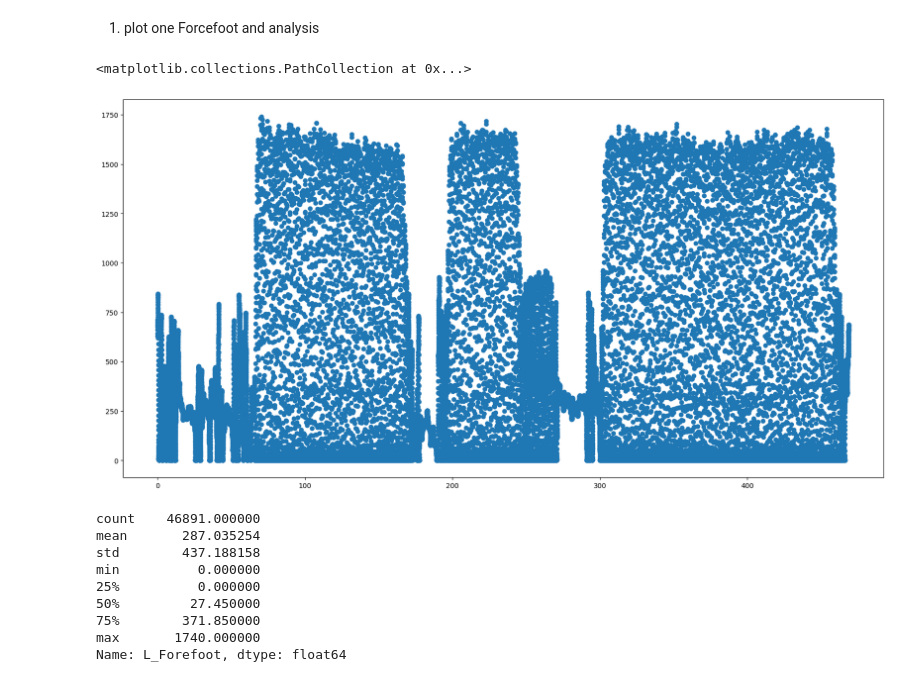
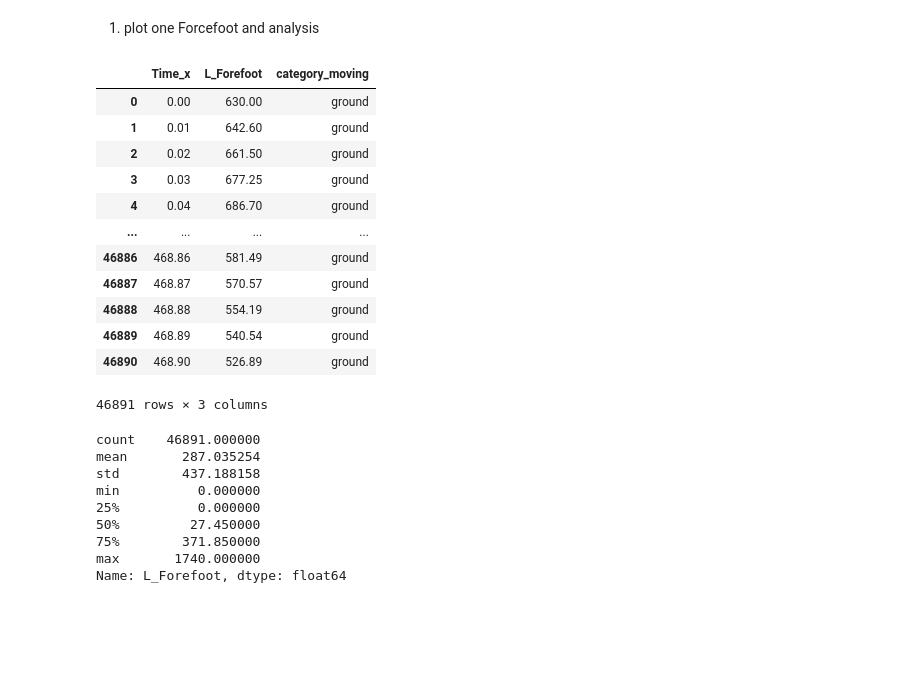
Before and after one commit to Mohsenmohebbi1993/Biomechanik, a Jupyter notebook: notebooks/3. Analysis Foot HeartRate GPX.ipynb, the cells around one changed output. Saved outputs shown, nothing was run; the diff lists cells and outputs as text; code cells hidden in the pictures; blank space fills up the shorter version.

Commit message:
creat category_moving

```diff
--- a/notebooks/3. Analysis Foot HeartRate GPX.ipynb
+++ b/notebooks/3. Analysis Foot HeartRate GPX.ipynb
@@ -572,12 +572,46 @@ df.head()
 1. plot one Forcefoot and analysis
 # %%
 df = Asphalt_S07_01_341_Date_2025_11_17_Time_10_09_36.copy()
-df1 = df.iloc[:46000]
-plt.figure(figsize=(20,10))
-plt.scatter(df["Time_x"],df["L_Forefoot"])
+
+# select columns Time_x and L_Forefoot
+# Time_x: start 0 with a step of 0.01 seconds
+# L_Forefoot : force
+df_forcefoot = df[["Time_x", "L_Forefoot"]].copy()
+
+# drop NA row
+df_forcefoot = df_forcefoot.dropna()
+
+# We create an empty column to indicate whether the foot is on the ground or in the air
+df_forcefoot["category_moving"] = ""
+
+# We create a mask such that if the force is less than 50,
+# the foot is in the air;
+# otherwise, the foot is on the ground.
+mask_step = 50
+# np.where( if (mask), True, False)
+df_forcefoot['category_moving'] = np.where(df_forcefoot['L_Forefoot'] >= mask_step,'ground','air')
+
+
+df_forcefoot
+
+
+# df1=df_forcefoot.iloc[100:300]
+# plt.figure(figsize=(20,10))
+# plt.scatter(df1["Time_x"],df1["L_Forefoot"])
 # %% [output]
+|  | Time_x | L_Forefoot | category_moving |
+| 0 | 0.00 | 630.00 | ground |
+| 1 | 0.01 | 642.60 | ground |
+| 2 | 0.02 | 661.50 | ground |
+| 3 | 0.03 | 677.25 | ground |
+| 4 | 0.04 | 686.70 | ground |
+| ... | ... | ... | ... |
+| 46886 | 468.86 | 581.49 | ground |
+| 46887 | 468.87 | 570.57 | ground |
+| 46888 | 468.88 | 554.19 | ground |
+| 46889 | 468.89 | 540.54 | ground |
+| 46890 | 468.90 | 526.89 | ground |
-<matplotlib.collections.PathCollection at 0x...>
+46891 rows × 3 columns
-[figure, removed]
 # %%
 df["L_Forefoot"].describe()
 # %% [output]
```
